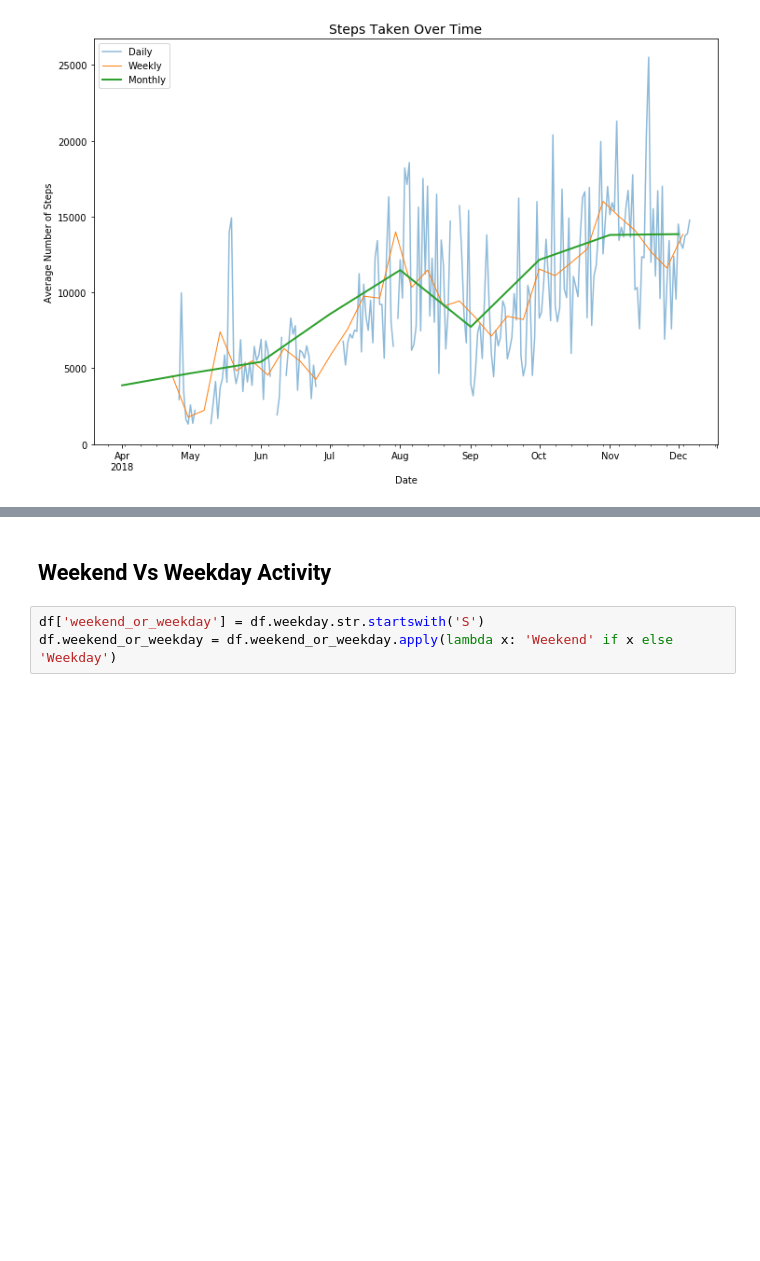
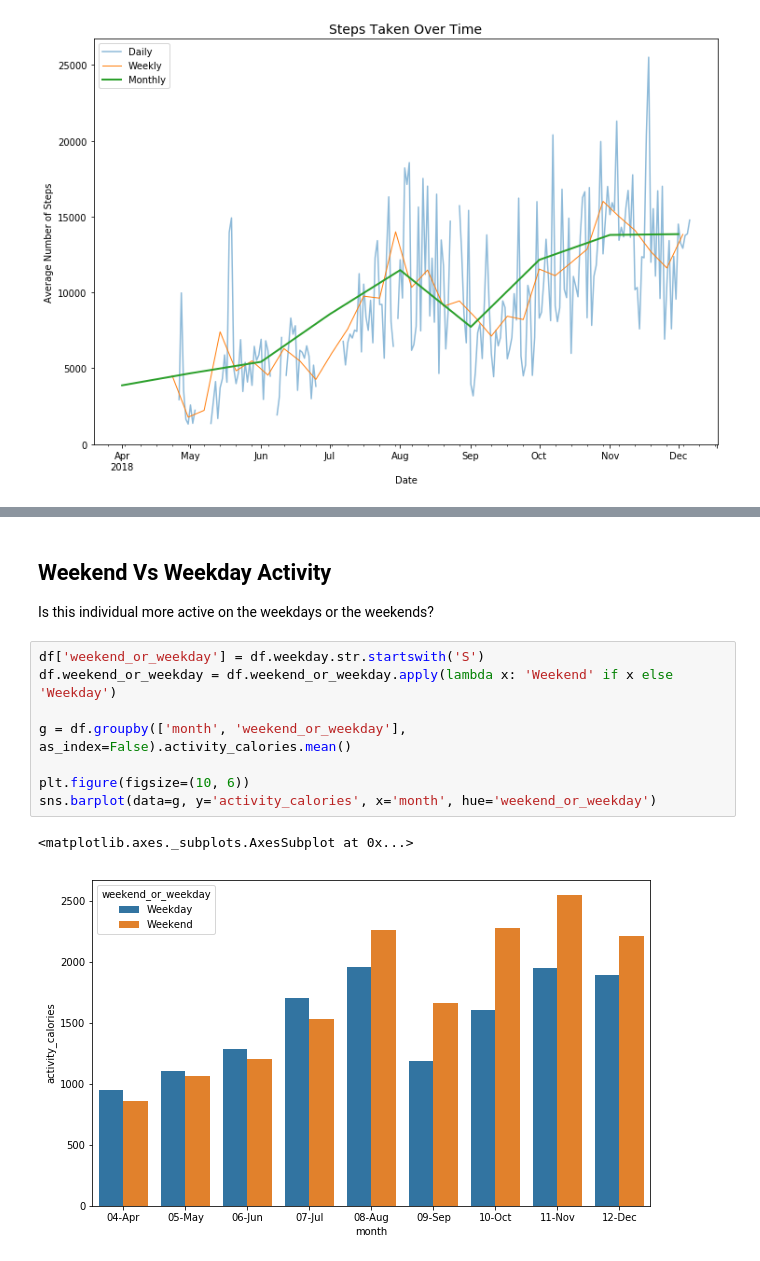
Before and after one commit to CodeupClassroom/ada-ds-methodologies, a Jupyter notebook: time_series_project/Exploration.ipynb, the cells around one changed output, grey strips where cells are left out. Saved outputs shown, nothing was run; the diff lists cells and outputs as text; blank space fills up the shorter version.

```diff
--- a/time_series_project/Exploration.ipynb
+++ b/time_series_project/Exploration.ipynb
@@ -358,5 +385,15 @@ BMR std. deviation:  167.83
 # %% [markdown]
 ## Weekend Vs Weekday Activity
+
+Is this individual more active on the weekdays or the weekends?
 # %%
 df['weekend_or_weekday'] = df.weekday.str.startswith('S')
 df.weekend_or_weekday = df.weekend_or_weekday.apply(lambda x: 'Weekend' if x else 'Weekday')
+
+g = df.groupby(['month', 'weekend_or_weekday'], as_index=False).activity_calories.mean()
+
+plt.figure(figsize=(10, 6))
+sns.barplot(data=g, y='activity_calories', x='month', hue='weekend_or_weekday')
+# %% [output]
+<matplotlib.axes._subplots.AxesSubplot at 0x...>
+[figure, added]
```
Also changed, not shown: parts of 14 cells of this notebook, 4 other files.
